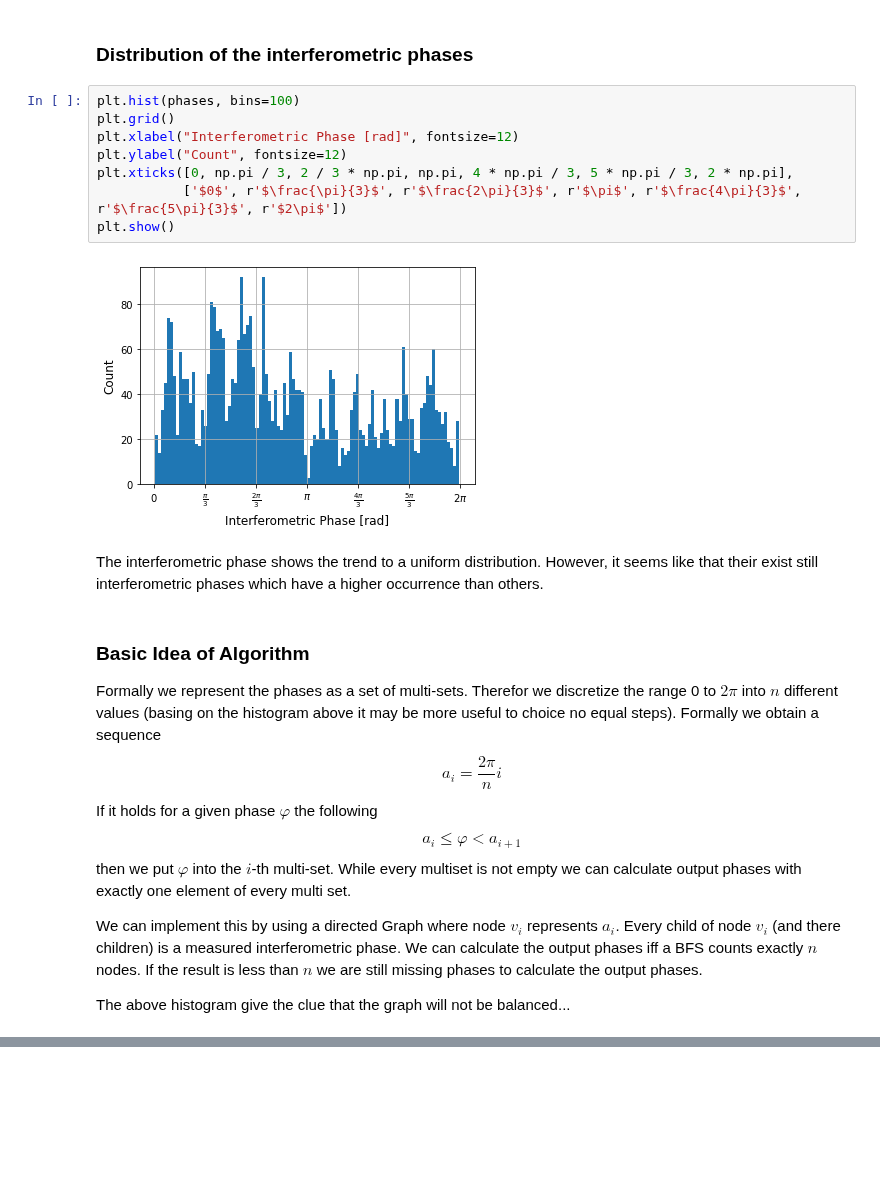
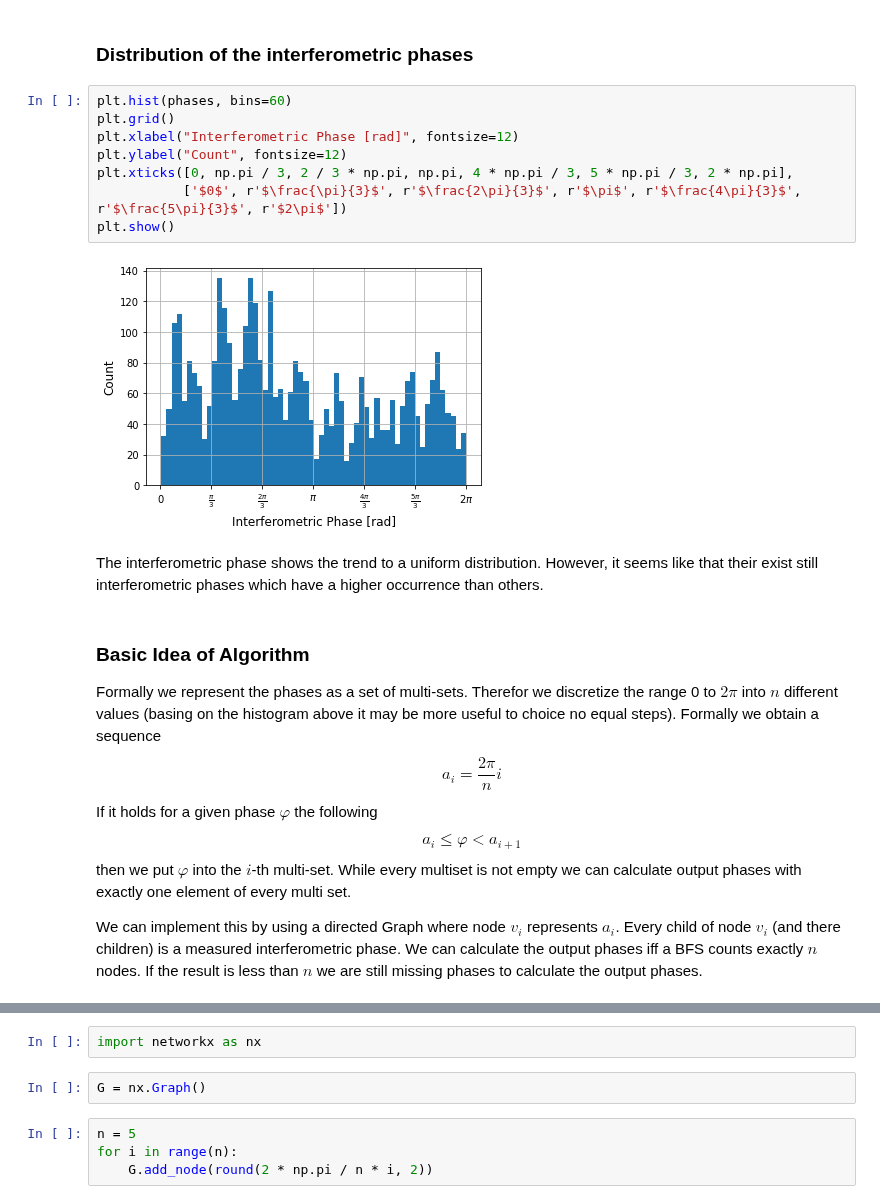
Before and after one commit to bilaljo/MiniPTI, a Jupyter notebook: notebooks/pti.ipynb, the cells around one changed output, grey strips where cells are left out. Saved outputs shown, nothing was run; the diff lists cells and outputs as text; blank space fills up the shorter version.

Commit message:
WIP: Automatic Phase Scan Algorithm

```diff
--- a/notebooks/pti.ipynb
+++ b/notebooks/pti.ipynb
@@ -84,15 +84,15 @@ plt.savefig("phase.pdf", dpi=400, bbox_inches="tight")
 # %% [markdown]
 ### Distribution of the interferometric phases
 # %%
-plt.hist(phases, bins=100)
+plt.hist(phases, bins=60)
 plt.grid()
 plt.xlabel("Interferometric Phase [rad]", fontsize=12)
 plt.ylabel("Count", fontsize=12)
 plt.xticks([0, np.pi / 3, 2 / 3 * np.pi, np.pi, 4 * np.pi / 3, 5 * np.pi / 3, 2 * np.pi],
            ['$0$', r'$\frac{\pi}{3}$', r'$\frac{2\pi}{3}$', r'$\pi$', r'$\frac{4\pi}{3}$', r'$\frac{5\pi}{3}$', r'$2\pi$'])
 plt.show()
 # %% [output]
-[figure, old version]
+[figure, new version]
 # %% [markdown]
 The interferometric phase shows the trend to a uniform distribution. However, it seems like that their exist still interferometric phases
 which have a higher occurrence than others.
@@ -102,8 +102,6 @@ Formally we represent the phases as a set of multi-sets. Therefor we discretize
 If it holds for a given phase $\varphi$ the following $$a_i \le \varphi < a_{i+1}$$ then we put $\varphi$ into the $i$-th multi-set. While every multiset is not empty we can calculate output phases with exactly one element of every multi set.
 
 We can implement this by using a directed Graph where node $v_i$ represents $a_i$. Every child of node $v_i$ (and there children) is a measured interferometric phase. We can calculate the output phases iff a BFS counts exactly $n$ nodes. If the result is less than $n$ we are still missing phases to calculate the output phases.
-
-The above histogram give the clue that the graph will not be balanced...
 # %% [markdown]
 <center>
     <img src="graph.png">
@@ -116,3 +114,11 @@ In the figure above a possible graph for the phases is shown.
 
 In the figure above a possible graph for the phases after a DFS is shown.
     </center>
+# %%
+import networkx as nx
+# %%
+G = nx.Graph()
+# %%
+n = 5
+for i in range(n):
+    G.add_node(round(2 * np.pi / n * i, 2))
```
Also changed, not shown: parts of 4 cells of this notebook.
